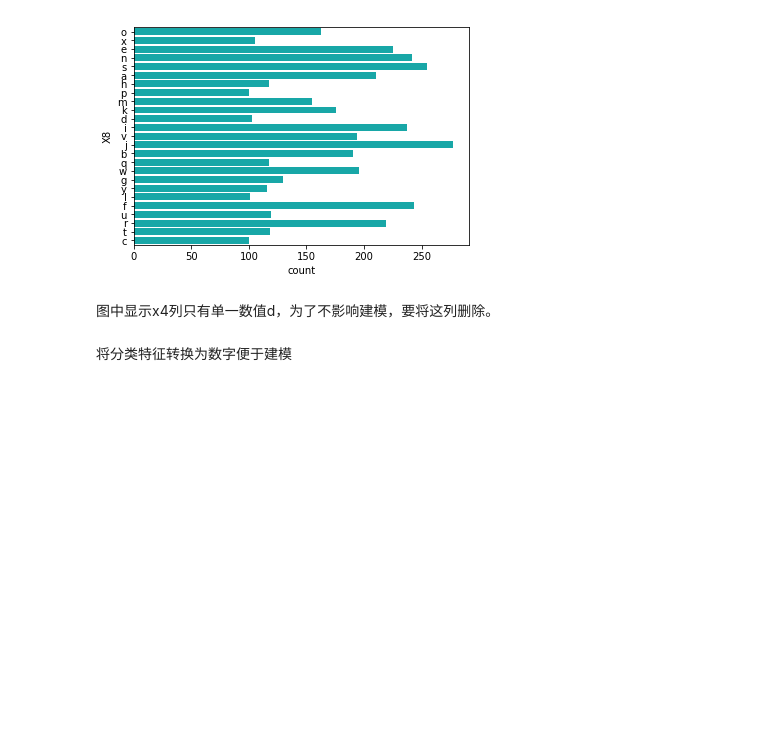
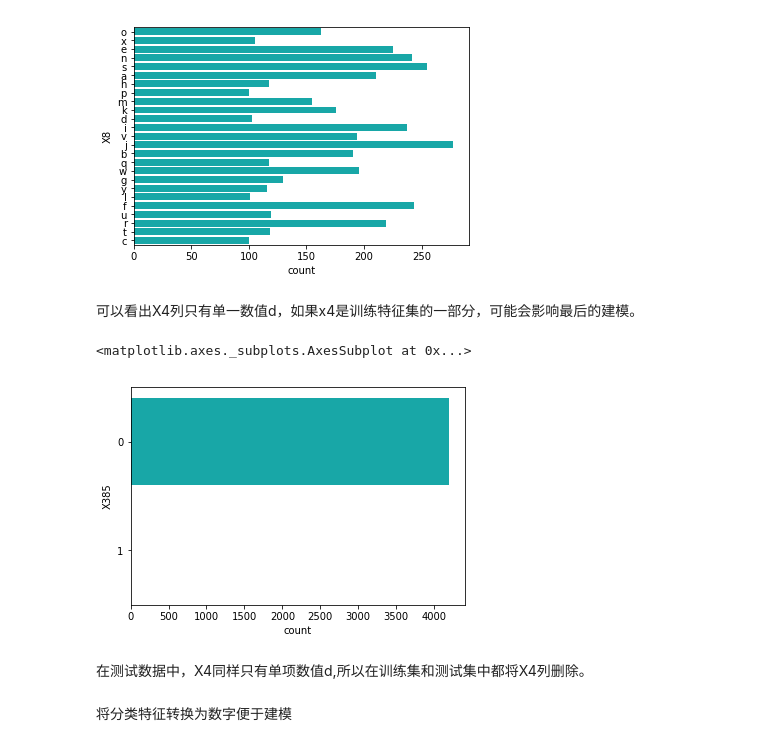
Before and after one commit to bijiale/kaggle, a Jupyter notebook: benz.ipynb, the cells around one changed output. Drawn from its saved outputs; the diff is of its cells as text; code cells hidden in the pictures; blank space fills up the shorter version.

```diff
--- a/benz.ipynb
+++ b/benz.ipynb
@@ -9,6 +14,6 @@ from sklearn.ensemble import RandomForestRegressor
 # %%
 train=pd.read_csv(r'e:\data\benz_train.csv')
-test=pd.read_csv(r'e:\data\benz_train.csv')
+test=pd.read_csv(r'e:\data\benz_test.csv')
 # %%
 print(train.shape)
 print(train.info())
@@ -63,5 +68,3 @@ print(zero_val)
-# %%
-train.drop(zero_val,axis=1,inplace=True)
 # %% [markdown]
 ### 分类列分析
 # %%
@@ -78,6 +81,13 @@ for col in train.columns:
 [figure]
 [figure]
 [figure]
-# %% [markdown]
-图中显示x4列只有单一数值d，为了不影响建模，要将这列删除。
+# %% [markdown]
+可以看出X4列只有单一数值d，如果x4是训练特征集的一部分，可能会影响最后的建模。
+# %%
+sns.countplot(y=test[col],color='c')
+# %% [output]
+<matplotlib.axes._subplots.AxesSubplot at 0x...>
+[figure, added]
+# %% [markdown]
+在测试数据中，X4同样只有单项数值d,所以在训练集和测试集中都将X4列删除。
 # %%
```
Also changed, not shown: parts of 15 cells of this notebook.
